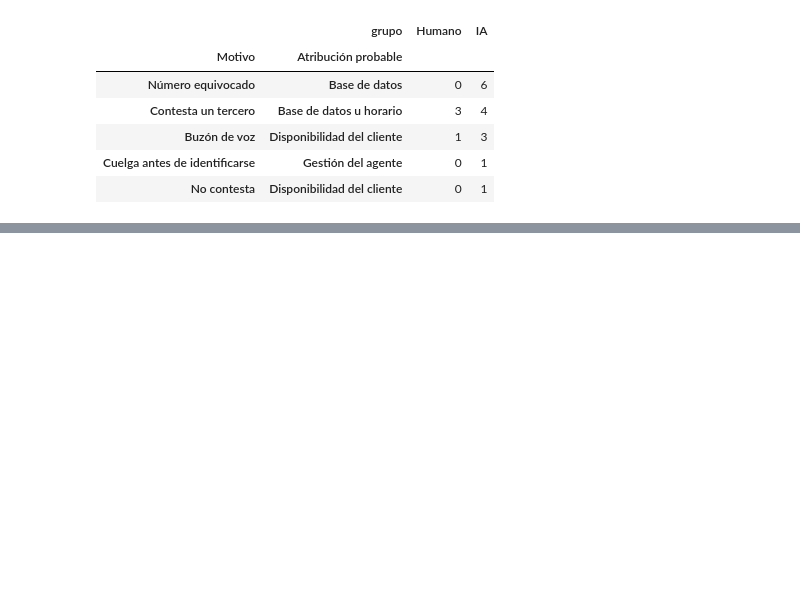
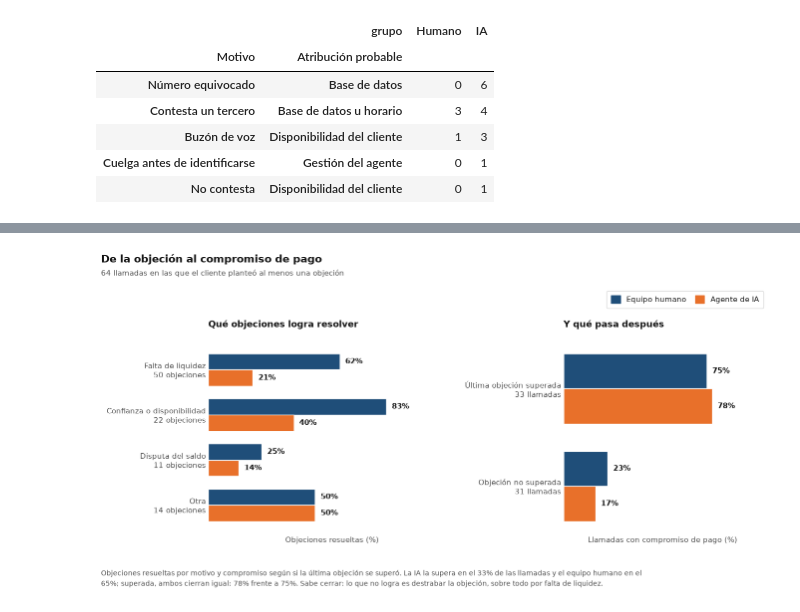
Before and after one commit to MaxWell732/test-crecere, a Jupyter notebook: data_analysis/notebooks/audio_data_analysis.ipynb, the cells around one changed output, grey strips where cells are left out. Drawn from its saved outputs; the diff is of its cells as text; code cells hidden in the pictures; blank space fills up the shorter version.

```diff
--- a/data_analysis/notebooks/audio_data_analysis.ipynb
+++ b/data_analysis/notebooks/audio_data_analysis.ipynb
@@ -1396,0 +771,19 @@ Llamadas con el titular cuyo cierre no es identificable: Humano 11%, IA 60%
+# %%
+TECHNIQUES = {
+    "clarification": ("Aclaración", "Adaptativa"), "alternative_offer": ("Oferta alternativa", "Adaptativa"),
+    "reschedule": ("Reprogramación", "Adaptativa"), "empathy_validation": ("Empatía y validación", "Empática"),
+    "ignores_repeats_script": ("Ignora y repite el guion", "Guion o presión"),
+    "consequences": ("Advierte consecuencias", "Guion o presión"),
+    "escalates": ("Escala la presión", "Guion o presión"),
+}
+obj = objections.assign(
+    resuelta=objections["resolved"].eq("yes").astype(float),
+    tecnica=objections["agent_technique"].map(lambda t: TECHNIQUES[t][0]),
+    familia=objections["agent_technique"].map(lambda t: TECHNIQUES[t][1]),
+    sin_dinero=objections["type"].eq("no_money").astype(float),
+)
+
+technique_rates = rate_table(obj, "tecnica", "resuelta")
+family_rates = obj.groupby(["familia", "grupo"], observed=True)["resuelta"].agg(["mean", "count"]).unstack("grupo")
+display(family_rates.style.format("{:.2f}")
+        .set_caption("Tasa de resolución y número de objeciones por familia de técnica"))
@@ -1396,0 +1317,33 @@ Llamadas con el titular cuyo cierre no es identificable: Humano 11%, IA 60%
+# %%
+family_resolution = rate_table(obj, "familia_objecion", "resuelta")
+family_order = ["Falta de liquidez", "Confianza o disponibilidad", "Disputa del saldo", "Otra"]
+family_counts = family_resolution.groupby("categoria")["n"].sum()
+family_labels = [f"{f}\n{int(family_counts[f])} objeciones" for f in family_order]
+
+conversion_by_state = rate_table(objection_calls, "estado_final", "ptp_f")
+state_order = list(FINAL_STATE.values())
+state_counts = conversion_by_state.groupby("categoria")["n"].sum()
+state_labels = [f"{s}\n{int(state_counts[s])} llamadas" for s in state_order]
+
+fig, (ax_fam, ax_state) = plt.subplots(1, 2, figsize=(13.5, 5.4), gridspec_kw={"width_ratios": [1.25, 1]})
+grouped_bars(ax_fam, family_resolution, family_order, tick_labels=family_labels)
+chart_frame(ax_fam, title="Qué objeciones logra resolver", xlabel="Objeciones resueltas (%)")
+grouped_bars(ax_state, conversion_by_state, state_order, tick_labels=state_labels)
+chart_frame(ax_state, title="Y qué pasa después", xlabel="Llamadas con compromiso de pago (%)")
+agent_legend(fig)
+fig.tight_layout(rect=(0, 0, 1, 0.90))
+
+by_state = conversion_by_state.set_index(["categoria", "grupo"])["tasa"].loc[FINAL_STATE[1.0]]
+overcome = conversion.loc["Última objeción superada"]
+chart_title(fig, "De la objeción al compromiso de pago",
+            f"{int(overcome['n Humano'] + overcome['n IA'])} llamadas en las que el cliente planteó "
+            "al menos una objeción")
+caption(fig,
+        "Objeciones resueltas por motivo y compromiso según si la última objeción se superó.",
+        f"La IA la supera en el {overcome['IA']:.0%} de las llamadas y el equipo humano en el "
+        f"{overcome['Humano']:.0%}; superada, ambos cierran igual: {by_state['IA']:.0%} frente a "
+        f"{by_state['Humano']:.0%}.",
+        "Sabe cerrar: lo que no logra es destrabar la objeción, sobre todo por falta de liquidez.")
+save_fig(fig, "14_objeciones_a_compromiso")
+# %% [output]
+[figure, added]
```
Also changed, not shown: parts of 79 cells of this notebook, 27 other files.
